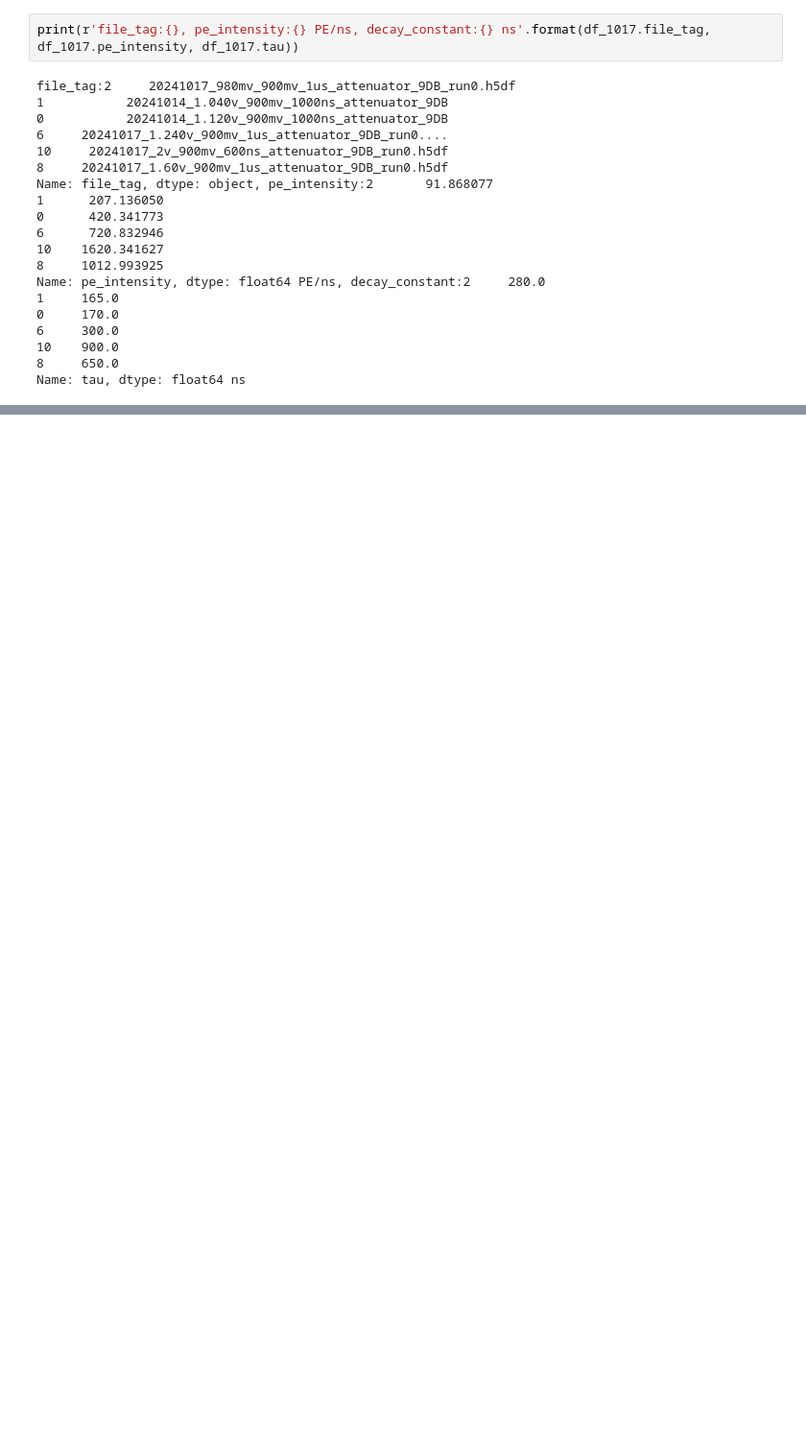
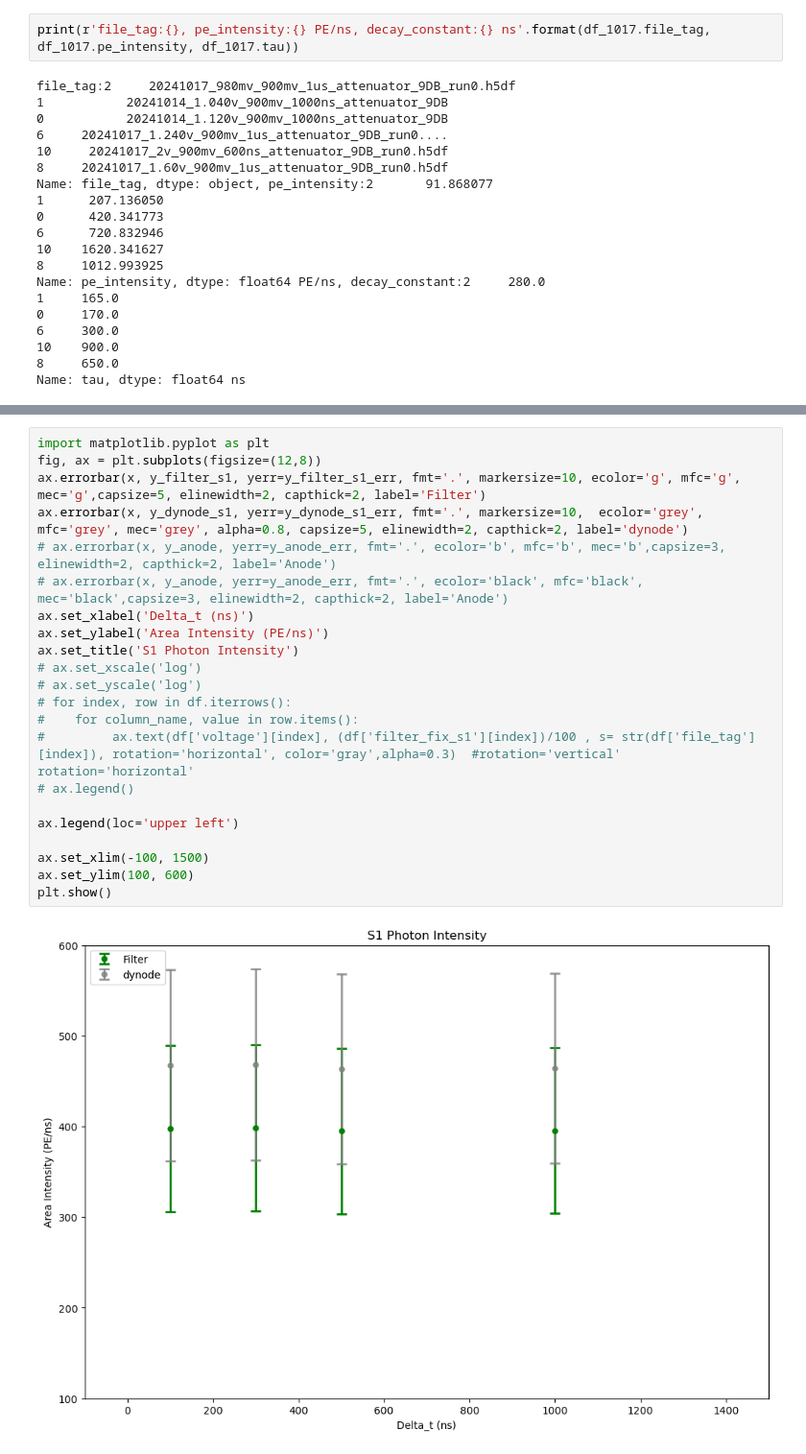
Before and after one commit to Westlake-University-Lsc-lab/ProcessLocalData, a Jupyter notebook: plotsfigures.ipynb, the cells around one changed output, grey strips where cells are left out. Shown at 96% size. Saved outputs shown, nothing was run; the diff lists cells and outputs as text; blank space fills up the shorter version.

```diff
--- a/plotsfigures.ipynb
+++ b/plotsfigures.ipynb
@@ -575,0 +642,24 @@ Name: tau, dtype: float64 ns
+# %%
+import matplotlib.pyplot as plt
+fig, ax = plt.subplots(figsize=(12,8))
+ax.errorbar(x, y_filter_s1, yerr=y_filter_s1_err, fmt='.', markersize=10, ecolor='g', mfc='g', mec='g',capsize=5, elinewidth=2, capthick=2, label='Filter')
+ax.errorbar(x, y_dynode_s1, yerr=y_dynode_s1_err, fmt='.', markersize=10,  ecolor='grey', mfc='grey', mec='grey', alpha=0.8, capsize=5, elinewidth=2, capthick=2, label='dynode')
+# ax.errorbar(x, y_anode, yerr=y_anode_err, fmt='.', ecolor='b', mfc='b', mec='b',capsize=3, elinewidth=2, capthick=2, label='Anode')
+# ax.errorbar(x, y_anode, yerr=y_anode_err, fmt='.', ecolor='black', mfc='black', mec='black',capsize=3, elinewidth=2, capthick=2, label='Anode')
+ax.set_xlabel('Delta_t (ns)')
+ax.set_ylabel('Area Intensity (PE/ns)')
+ax.set_title('S1 Photon Intensity')
+# ax.set_xscale('log')
+# ax.set_yscale('log')
+# for index, row in df.iterrows():
+#    for column_name, value in row.items():
+#         ax.text(df['voltage'][index], (df['filter_fix_s1'][index])/100 , s= str(df['file_tag'][index]), rotation='horizontal', color='gray',alpha=0.3)  #rotation='vertical'   rotation='horizontal'
+# ax.legend()
+
+ax.legend(loc='upper left')
+
+ax.set_xlim(-100, 1500)
+ax.set_ylim(100, 600)
+plt.show()
+# %% [output]
+[figure, added]
```
Also changed, not shown: parts of 4 cells of this notebook.
